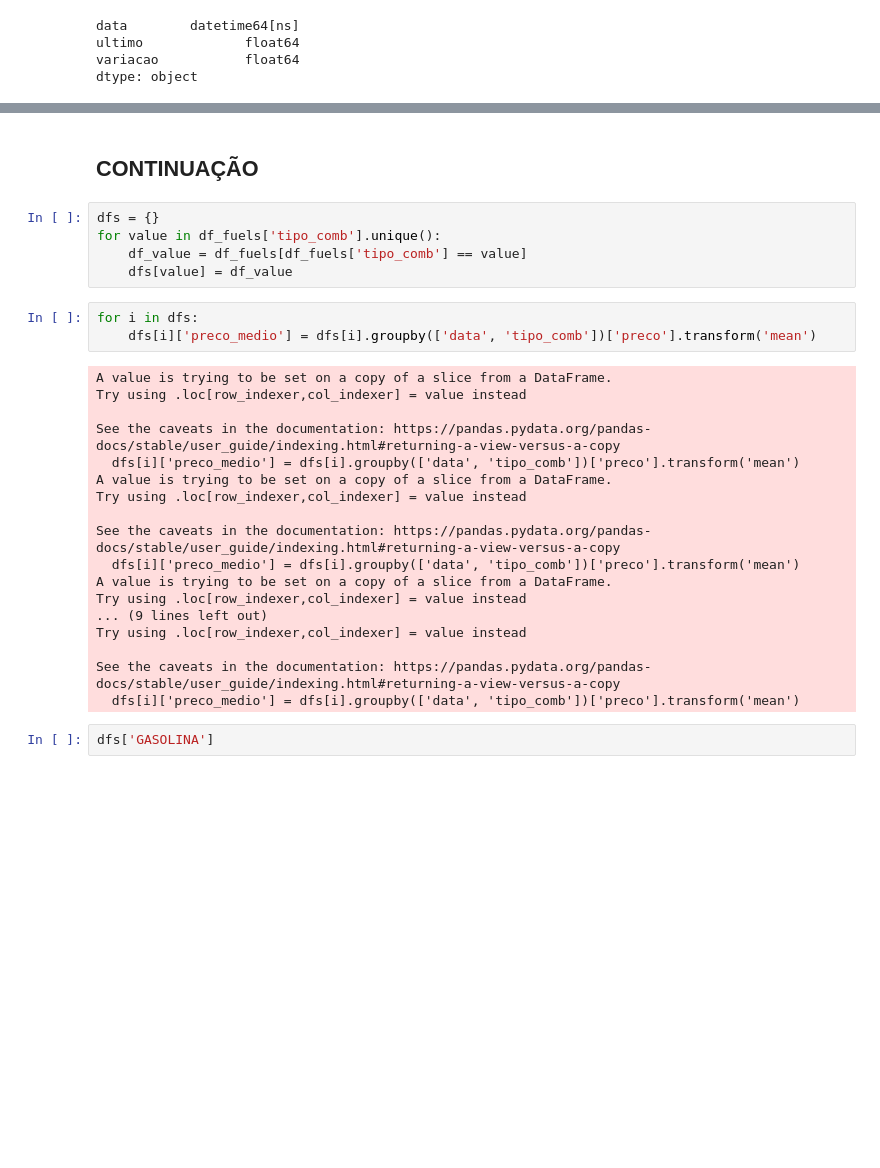
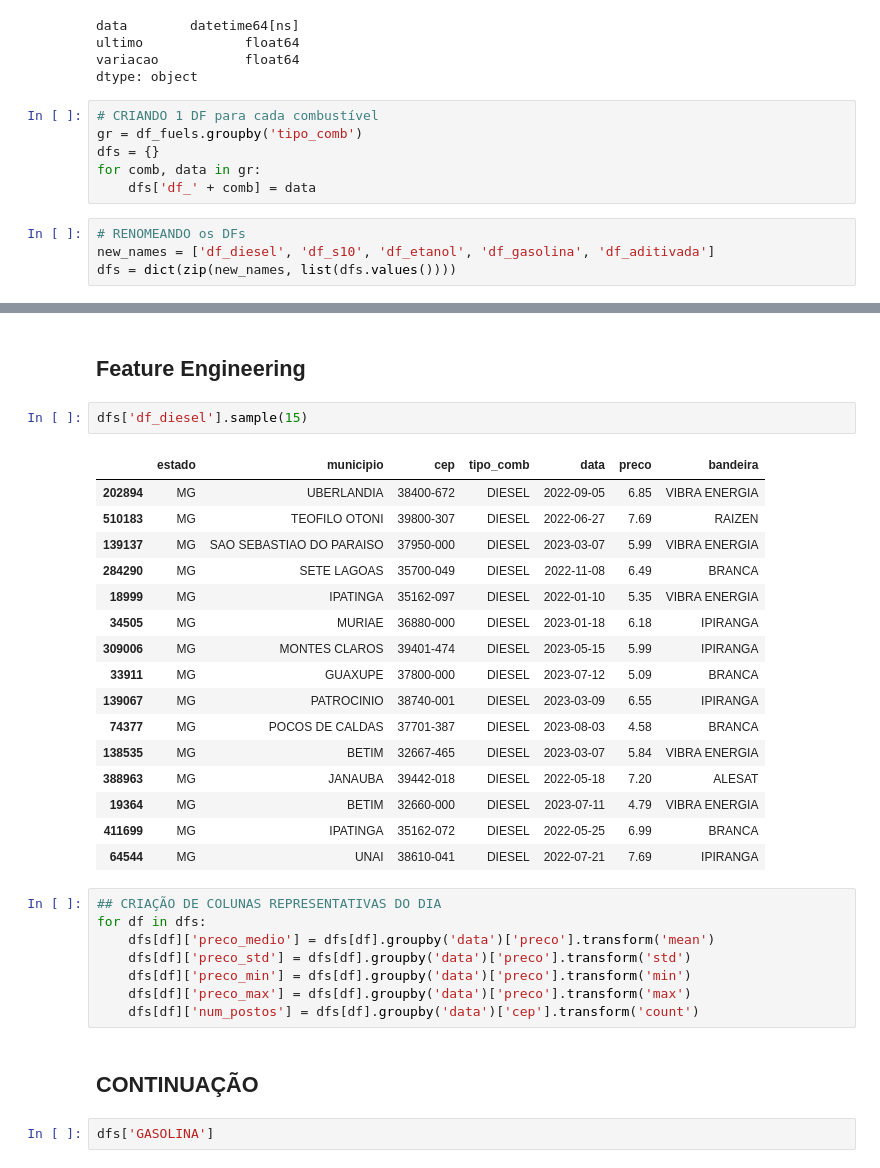
Before and after one commit to emanuel-brandao15/fuel-prices-forecast-brazil-mg, a Jupyter notebook: fuel_timeseries.ipynb, the cells around one changed output, grey strips where cells are left out. Drawn from its saved outputs; the diff is of its cells as text; blank space fills up the shorter version.

```diff
--- a/fuel_timeseries.ipynb
+++ b/fuel_timeseries.ipynb
@@ -202,3 +205,13 @@ data        datetime64[ns]
 ultimo             float64
 variacao           float64
 dtype: object
+# %%
+# CRIANDO 1 DF para cada combustível
+gr = df_fuels.groupby('tipo_comb')
+dfs = {}
+for comb, data in gr:
+    dfs['df_' + comb] = data
+# %%
+# RENOMEANDO os DFs
+new_names = ['df_diesel', 'df_s10', 'df_etanol', 'df_gasolina', 'df_aditivada']
+dfs = dict(zip(new_names, list(dfs.values())))
@@ -205,31 +282,34 @@ dtype: object
 # %% [markdown]
-## CONTINUAÇÃO
+## **Feature Engineering**
-# %%
-dfs = {}
-for value in df_fuels['tipo_comb'].unique():
-    df_value = df_fuels[df_fuels['tipo_comb'] == value]
-    dfs[value] = df_value
+# %%
+dfs['df_diesel'].sample(15)
+# %% [output]
+|  | estado | municipio | cep | tipo_comb | data | preco | bandeira |
+| 202894 | MG | UBERLANDIA | 38400-672 | DIESEL | 2022-09-05 | 6.85 | VIBRA ENERGIA |
+| 510183 | MG | TEOFILO OTONI | 39800-307 | DIESEL | 2022-06-27 | 7.69 | RAIZEN |
+| 139137 | MG | SAO SEBASTIAO DO PARAISO | 37950-000 | DIESEL | 2023-03-07 | 5.99 | VIBRA ENERGIA |
+| 284290 | MG | SETE LAGOAS | 35700-049 | DIESEL | 2022-11-08 | 6.49 | BRANCA |
+| 18999 | MG | IPATINGA | 35162-097 | DIESEL | 2022-01-10 | 5.35 | VIBRA ENERGIA |
+| 34505 | MG | MURIAE | 36880-000 | DIESEL | 2023-01-18 | 6.18 | IPIRANGA |
+| 309006 | MG | MONTES CLAROS | 39401-474 | DIESEL | 2023-05-15 | 5.99 | IPIRANGA |
+| 33911 | MG | GUAXUPE | 37800-000 | DIESEL | 2023-07-12 | 5.09 | BRANCA |
+| 139067 | MG | PATROCINIO | 38740-001 | DIESEL | 2023-03-09 | 6.55 | IPIRANGA |
+| 74377 | MG | POCOS DE CALDAS | 37701-387 | DIESEL | 2023-08-03 | 4.58 | BRANCA |
+| 138535 | MG | BETIM | 32667-465 | DIESEL | 2023-03-07 | 5.84 | VIBRA ENERGIA |
+| 388963 | MG | JANAUBA | 39442-018 | DIESEL | 2022-05-18 | 7.20 | ALESAT |
+| 19364 | MG | BETIM | 32660-000 | DIESEL | 2023-07-11 | 4.79 | VIBRA ENERGIA |
+| 411699 | MG | IPATINGA | 35162-072 | DIESEL | 2022-05-25 | 6.99 | BRANCA |
+| 64544 | MG | UNAI | 38610-041 | DIESEL | 2022-07-21 | 7.69 | IPIRANGA |
 # %%
-for i in dfs:
-    dfs[i]['preco_medio'] = dfs[i].groupby(['data', 'tipo_comb'])['preco'].transform('mean')
+## CRIAÇÃO DE COLUNAS REPRESENTATIVAS DO DIA
+for df in dfs:
+    dfs[df]['preco_medio'] = dfs[df].groupby('data')['preco'].transform('mean')
+    dfs[df]['preco_std'] = dfs[df].groupby('data')['preco'].transform('std')
+    dfs[df]['preco_min'] = dfs[df].groupby('data')['preco'].transform('min')
+    dfs[df]['preco_max'] = dfs[df].groupby('data')['preco'].transform('max')
+    dfs[df]['num_postos'] = dfs[df].groupby('data')['cep'].transform('count')
-# %% [output]
-A value is trying to be set on a copy of a slice from a DataFrame.
-Try using .loc[row_indexer,col_indexer] = value instead
-
-See the caveats in the documentation: https://pandas.pydata.org/pandas-docs/stable/user_guide/indexing.html#returning-a-view-versus-a-copy
-  dfs[i]['preco_medio'] = dfs[i].groupby(['data', 'tipo_comb'])['preco'].transform('mean')
-A value is trying to be set on a copy of a slice from a DataFrame.
-Try using .loc[row_indexer,col_indexer] = value instead
-
-See the caveats in the documentation: https://pandas.pydata.org/pandas-docs/stable/user_guide/indexing.html#returning-a-view-versus-a-copy
-  dfs[i]['preco_medio'] = dfs[i].groupby(['data', 'tipo_comb'])['preco'].transform('mean')
-A value is trying to be set on a copy of a slice from a DataFrame.
-Try using .loc[row_indexer,col_indexer] = value instead
-... (9 lines left out)
-Try using .loc[row_indexer,col_indexer] = value instead
-
-See the caveats in the documentation: https://pandas.pydata.org/pandas-docs/stable/user_guide/indexing.html#returning-a-view-versus-a-copy
-  dfs[i]['preco_medio'] = dfs[i].groupby(['data', 'tipo_comb'])['preco'].transform('mean')
+# %% [markdown]
+## CONTINUAÇÃO
 # %%
 dfs['GASOLINA']
 # %% [output]
```
Also changed, not shown: parts of 5 cells of this notebook.
